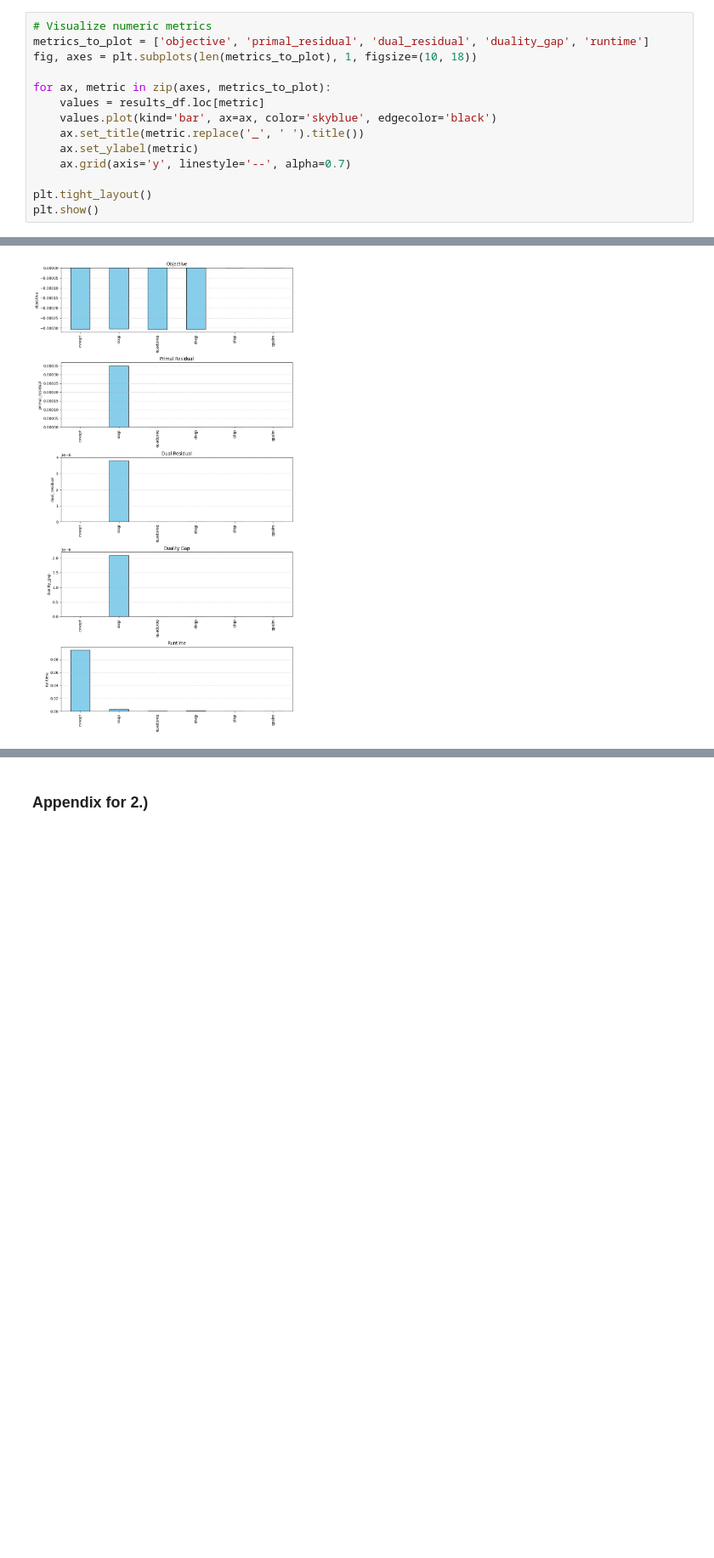
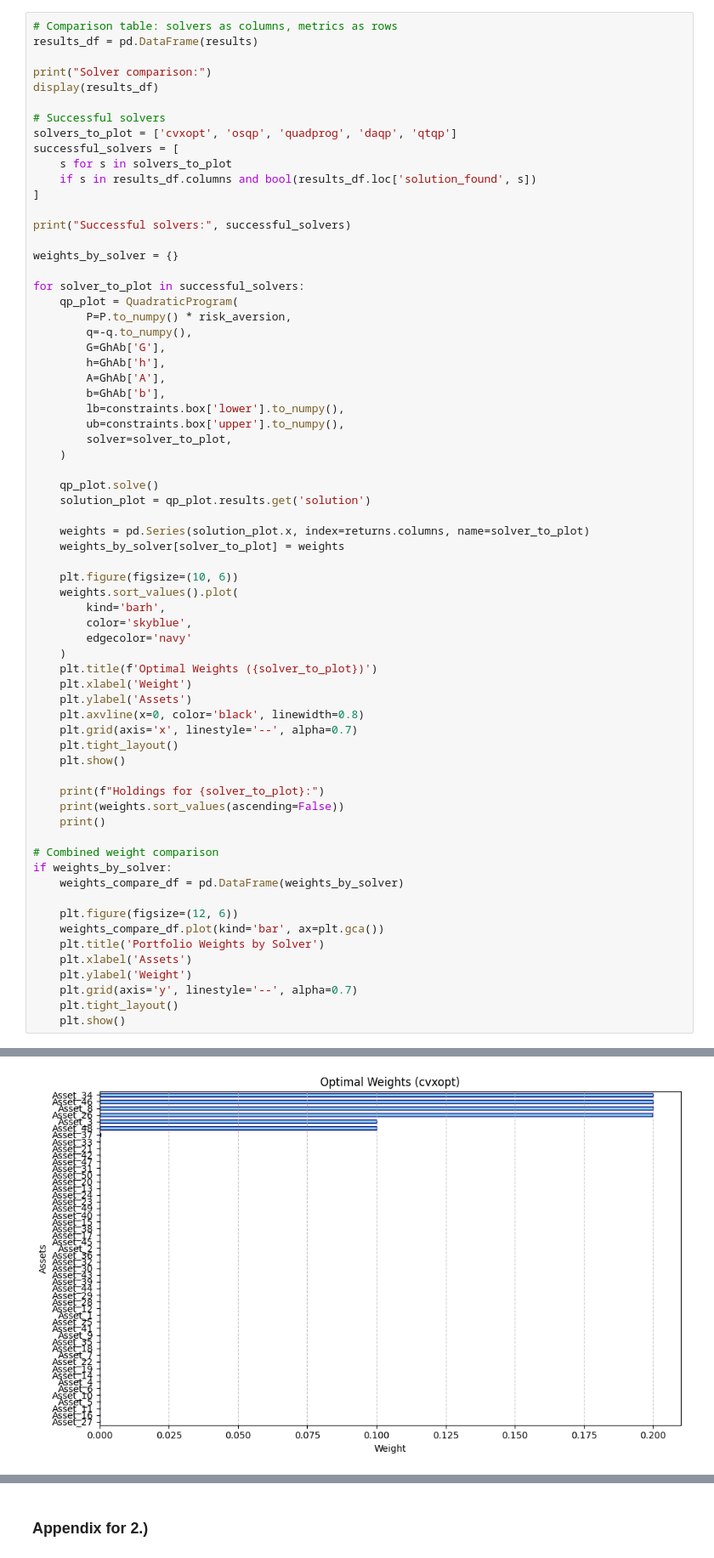
Before and after one commit to marci314/qpmwp-course, a Jupyter notebook: assignments/assignment_1_submission.ipynb, the cells around one changed output, grey strips where cells are left out. Shown at 85% size. Cells and saved outputs as stored; diff of their text form; blank space fills up the shorter version.

```diff
--- a/assignments/assignment_1_submission.ipynb
+++ b/assignments/assignment_1_submission.ipynb
@@ -229,15 +235,68 @@ Solver comparison:
 # %%
-# Visualize numeric metrics
-metrics_to_plot = ['objective', 'primal_residual', 'dual_residual', 'duality_gap', 'runtime']
-fig, axes = plt.subplots(len(metrics_to_plot), 1, figsize=(10, 18))
+# Comparison table: solvers as columns, metrics as rows
+results_df = pd.DataFrame(results)
 
-for ax, metric in zip(axes, metrics_to_plot):
-    values = results_df.loc[metric]
-    values.plot(kind='bar', ax=ax, color='skyblue', edgecolor='black')
-    ax.set_title(metric.replace('_', ' ').title())
-    ax.set_ylabel(metric)
-    ax.grid(axis='y', linestyle='--', alpha=0.7)
+print("Solver comparison:")
+display(results_df)
 
-plt.tight_layout()
-plt.show()
+# Successful solvers
+solvers_to_plot = ['cvxopt', 'osqp', 'quadprog', 'daqp', 'qtqp']
+successful_solvers = [
+    s for s in solvers_to_plot
+    if s in results_df.columns and bool(results_df.loc['solution_found', s])
+]
+
+print("Successful solvers:", successful_solvers)
+
+weights_by_solver = {}
+
+for solver_to_plot in successful_solvers:
+    qp_plot = QuadraticProgram(
+        P=P.to_numpy() * risk_aversion,
+        q=-q.to_numpy(),
+        G=GhAb['G'],
+        h=GhAb['h'],
+        A=GhAb['A'],
+        b=GhAb['b'],
+        lb=constraints.box['lower'].to_numpy(),
+        ub=constraints.box['upper'].to_numpy(),
+        solver=solver_to_plot,
+    )
+
+    qp_plot.solve()
+    solution_plot = qp_plot.results.get('solution')
+
+    weights = pd.Series(solution_plot.x, index=returns.columns, name=solver_to_plot)
+    weights_by_solver[solver_to_plot] = weights
+
+    plt.figure(figsize=(10, 6))
+    weights.sort_values().plot(
+        kind='barh',
+        color='skyblue',
+        edgecolor='navy'
+    )
+    plt.title(f'Optimal Weights ({solver_to_plot})')
+    plt.xlabel('Weight')
+    plt.ylabel('Assets')
+    plt.axvline(x=0, color='black', linewidth=0.8)
+    plt.grid(axis='x', linestyle='--', alpha=0.7)
+    plt.tight_layout()
+    plt.show()
+
+    print(f"Holdings for {solver_to_plot}:")
+    print(weights.sort_values(ascending=False))
+    print()
+
+# Combined weight comparison
+if weights_by_solver:
+    weights_compare_df = pd.DataFrame(weights_by_solver)
+
+    plt.figure(figsize=(12, 6))
+    weights_compare_df.plot(kind='bar', ax=plt.gca())
+    plt.title('Portfolio Weights by Solver')
+    plt.xlabel('Assets')
+    plt.ylabel('Weight')
+    plt.grid(axis='y', linestyle='--', alpha=0.7)
+    plt.tight_layout()
+    plt.show()
 # %% [output]
@@ -244 +312 @@ plt.show()
-[figure, old version]
+[figure, new version]
```
Also changed, not shown: parts of 16 cells of this notebook.
